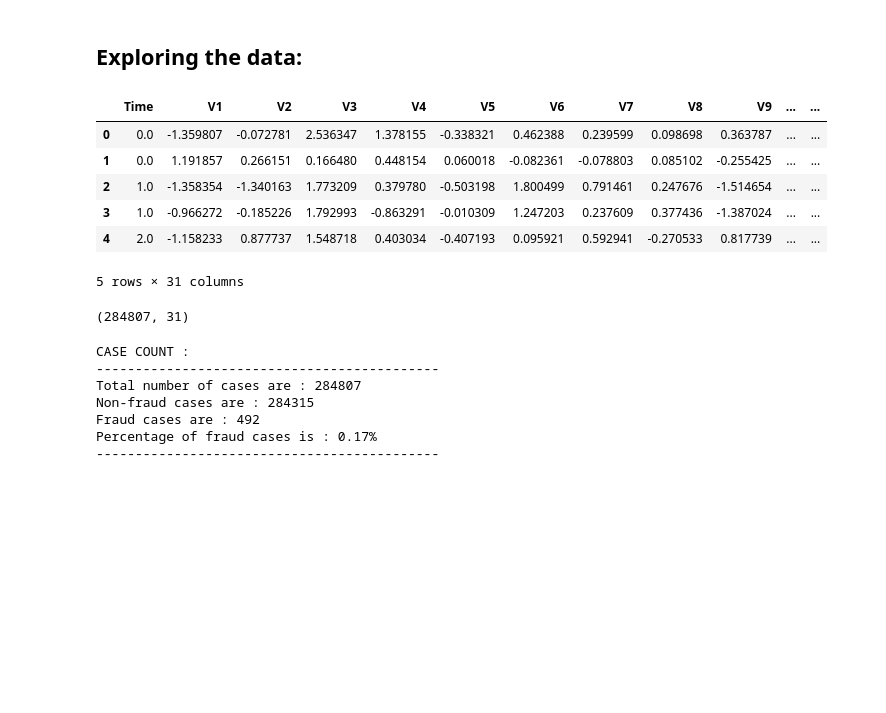
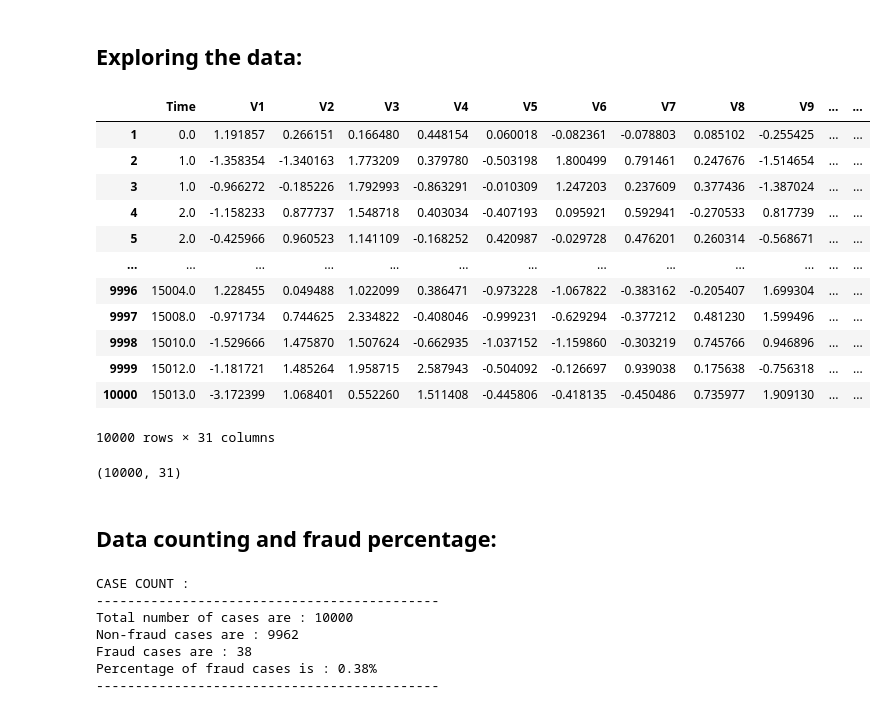
Before and after one commit to mbdev3/machineLearning, a Jupyter notebook: SVM.ipynb, the cells around one changed output. Saved outputs shown, nothing was run; the diff lists cells and outputs as text; code cells hidden in the pictures; blank space fills up the shorter version.

```diff
--- a/SVM.ipynb
+++ b/SVM.ipynb
@@ -53,29 +66,37 @@ from sklearn import metrics
 # %% [markdown]
 ## <a name="2">Exploring the data:</a>
 # %%
-#importing the data
-df = pd.read_csv(r'archive/creditcard.csv')
-#First 5 columns of our data
-df.head()
+
+df = pd.read_csv(r'archive/creditcard.csv') #importing data
+df.head() #First 5 columns of our data
+df = df.loc[1:10000] # limit data to first 10.000 cols
+df
 # %% [output]
 |  | Time | V1 | V2 | V3 | V4 | V5 | V6 | V7 | V8 | V9 | ... | ... |
-| 0 | 0.0 | -1.359807 | -0.072781 | 2.536347 | 1.378155 | -0.338321 | 0.462388 | 0.239599 | 0.098698 | 0.363787 | ... | ... |
 | 1 | 0.0 | 1.191857 | 0.266151 | 0.166480 | 0.448154 | 0.060018 | -0.082361 | -0.078803 | 0.085102 | -0.255425 | ... | ... |
 | 2 | 1.0 | -1.358354 | -1.340163 | 1.773209 | 0.379780 | -0.503198 | 1.800499 | 0.791461 | 0.247676 | -1.514654 | ... | ... |
 | 3 | 1.0 | -0.966272 | -0.185226 | 1.792993 | -0.863291 | -0.010309 | 1.247203 | 0.237609 | 0.377436 | -1.387024 | ... | ... |
 | 4 | 2.0 | -1.158233 | 0.877737 | 1.548718 | 0.403034 | -0.407193 | 0.095921 | 0.592941 | -0.270533 | 0.817739 | ... | ... |
+| 5 | 2.0 | -0.425966 | 0.960523 | 1.141109 | -0.168252 | 0.420987 | -0.029728 | 0.476201 | 0.260314 | -0.568671 | ... | ... |
+| ... | ... | ... | ... | ... | ... | ... | ... | ... | ... | ... | ... | ... |
+| 9996 | 15004.0 | 1.228455 | 0.049488 | 1.022099 | 0.386471 | -0.973228 | -1.067822 | -0.383162 | -0.205407 | 1.699304 | ... | ... |
+| 9997 | 15008.0 | -0.971734 | 0.744625 | 2.334822 | -0.408046 | -0.999231 | -0.629294 | -0.377212 | 0.481230 | 1.599496 | ... | ... |
+| 9998 | 15010.0 | -1.529666 | 1.475870 | 1.507624 | -0.662935 | -1.037152 | -1.159860 | -0.303219 | 0.745766 | 0.946896 | ... | ... |
+| 9999 | 15012.0 | -1.181721 | 1.485264 | 1.958715 | 2.587943 | -0.504092 | -0.126697 | 0.939038 | 0.175638 | -0.756318 | ... | ... |
+| 10000 | 15013.0 | -3.172399 | 1.068401 | 0.552260 | 1.511408 | -0.445806 | -0.418135 | -0.450486 | 0.735977 | 1.909130 | ... | ... |
-5 rows × 31 columns
+10000 rows × 31 columns
 # %%
-#the dimensionality of our data
-df.shape
+df.shape #the dimensionality of our data
 # %% [output]
-(284807, 31)
+(10000, 31)
+# %% [markdown]
+## <a name="3">Data counting and fraud percentage:</a>
 # %%
-#Count & percentage
-cases = len(df)
-nonfraud_count = len(df[df.Class == 0])
-fraud_count = len(df[df.Class == 1])
-fraud_percentage = round(fraud_count/nonfraud_count*100, 2)
+
+cases = len(df) # get length of the dataset to conclude num of cases
+nonfraud_count = len(df[df.Class == 0]) # count of non fraud cases
+fraud_count = len(df[df.Class == 1]) # count of fraud cases
+fraud_percentage = round(fraud_count/nonfraud_count*100, 2) # the percentage of fraud cases
 
 print(cl('CASE COUNT : ', attrs = ['bold'],color='red'))
 print(cl('--------------------------------------------', attrs = ['bold'],color='red'))
@@ -86,16 +107,15 @@ print(cl('{}'.format(nonfraud_count), attrs = ['bold'],color='green'))
 print('Fraud cases are :',end=" ")
 print(cl('{}'.format(fraud_count), attrs = ['bold'],color='green'))
 print('Percentage of fraud cases is :',end=" ")
-
 print(cl('{}%'.format(fraud_percentage), attrs = ['bold'],color='green'))
 print(cl('--------------------------------------------', attrs = ['bold'],color='red'))
 # %% [output]
 CASE COUNT :
 --------------------------------------------
-Total number of cases are : 284807
-Non-fraud cases are : 284315
-Fraud cases are : 492
-Percentage of fraud cases is : 0.17%
+Total number of cases are : 10000
+Non-fraud cases are : 9962
+Fraud cases are : 38
+Percentage of fraud cases is : 0.38%
 --------------------------------------------
 # %%
 # A bar char representing the count of Non-fraud cases vs Fraud cases
```
Also changed, not shown: parts of 20 cells of this notebook.
